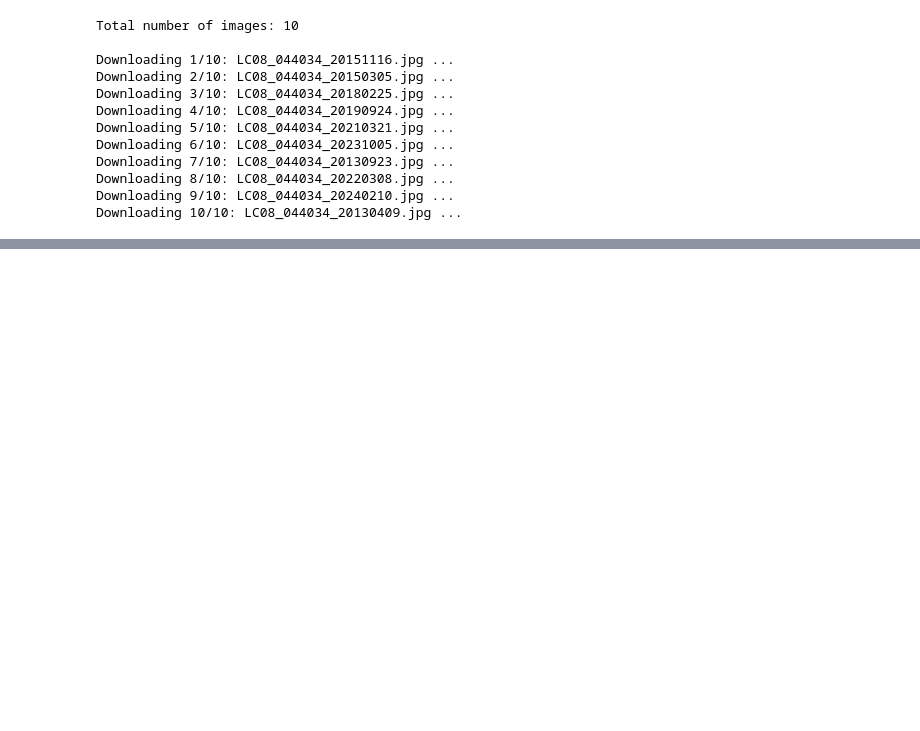
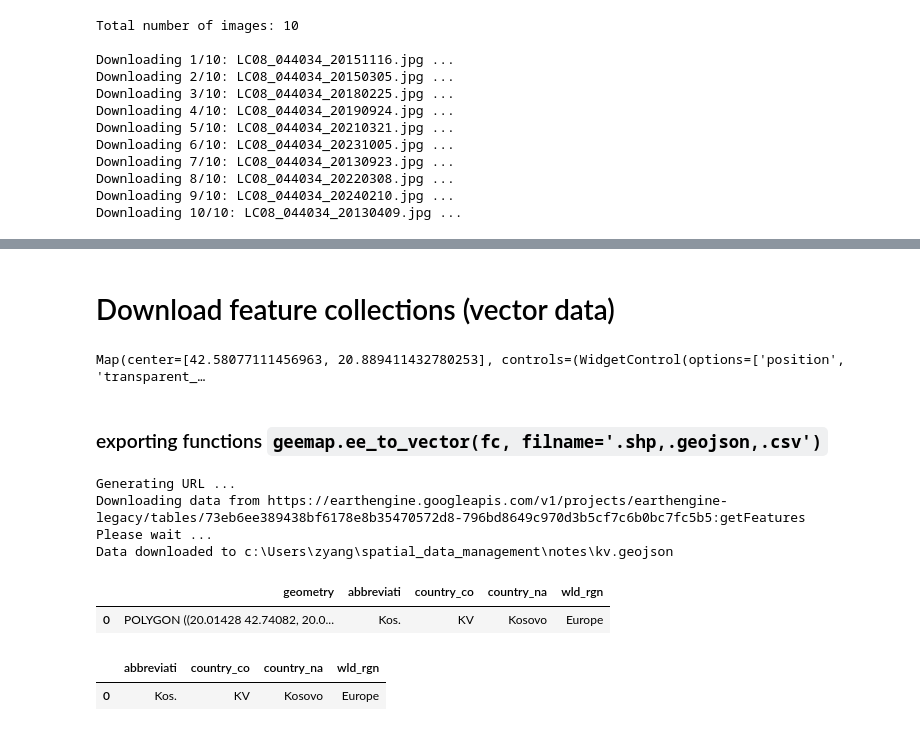
Before and after one commit to zyang91/spatial_data_management, a Jupyter notebook: notes/lecture19.ipynb, the cells around one changed output, grey strips where cells are left out. Drawn from its saved outputs; the diff is of its cells as text; code cells hidden in the pictures; blank space fills up the shorter version.

````diff
--- a/notes/lecture19.ipynb
+++ b/notes/lecture19.ipynb
@@ -248,2 +250,15 @@ Downloading 10/10: LC08_044034_20130409.jpg ...
 # %%
 geemap.make_gif('thumbnails', 'landsat.gif',fps=3)
+# %% [markdown]
+# Download feature collections (vector data)
+# %%
+Map = geemap.Map()
+fc = ee.FeatureCollection('USDOS/LSIB_SIMPLE/2017').filter(
+    ee.Filter.eq('country_co', 'KV')
+)
+
+Map.addLayer(fc, {}, "Europe")
+Map.centerObject(fc, 10)
+Map
+# %% [output]
+Map(center=[42.58077111456963, 20.889411432780253], controls=(WidgetControl(options=['position', 'transparent_…
@@ -249,0 +267,21 @@ geemap.make_gif('thumbnails', 'landsat.gif',fps=3)
+# %% [markdown]
+### exporting functions ```geemap.ee_to_vector(fc, filname='.shp,.geojson,.csv')```
+# %%
+geemap.ee_export_vector(fc, filename='kv.geojson')
+# %% [output]
+Generating URL ...
+Downloading data from https://earthengine.googleapis.com/v1/projects/earthengine-legacy/tables/73eb6ee389438bf6178e8b35470572d8-796bd8649c970d3b5cf7c6b0bc7fc5b5:getFeatures
+Please wait ...
+Data downloaded to c:\Users\zyang\spatial_data_management\notes\kv.geojson
+# %%
+gdf= geemap.ee_to_gdf(fc)
+gdf
+# %% [output]
+|  | geometry | abbreviati | country_co | country_na | wld_rgn |
+| 0 | POLYGON ((20.01428 42.74082, 20.0... | Kos. | KV | Kosovo | Europe |
+# %%
+df= geemap.ee_to_df(fc)
+df
+# %% [output]
+|  | abbreviati | country_co | country_na | wld_rgn |
+| 0 | Kos. | KV | Kosovo | Europe |
````
Also changed, not shown: parts of 3 cells of this notebook, 6 other files.
